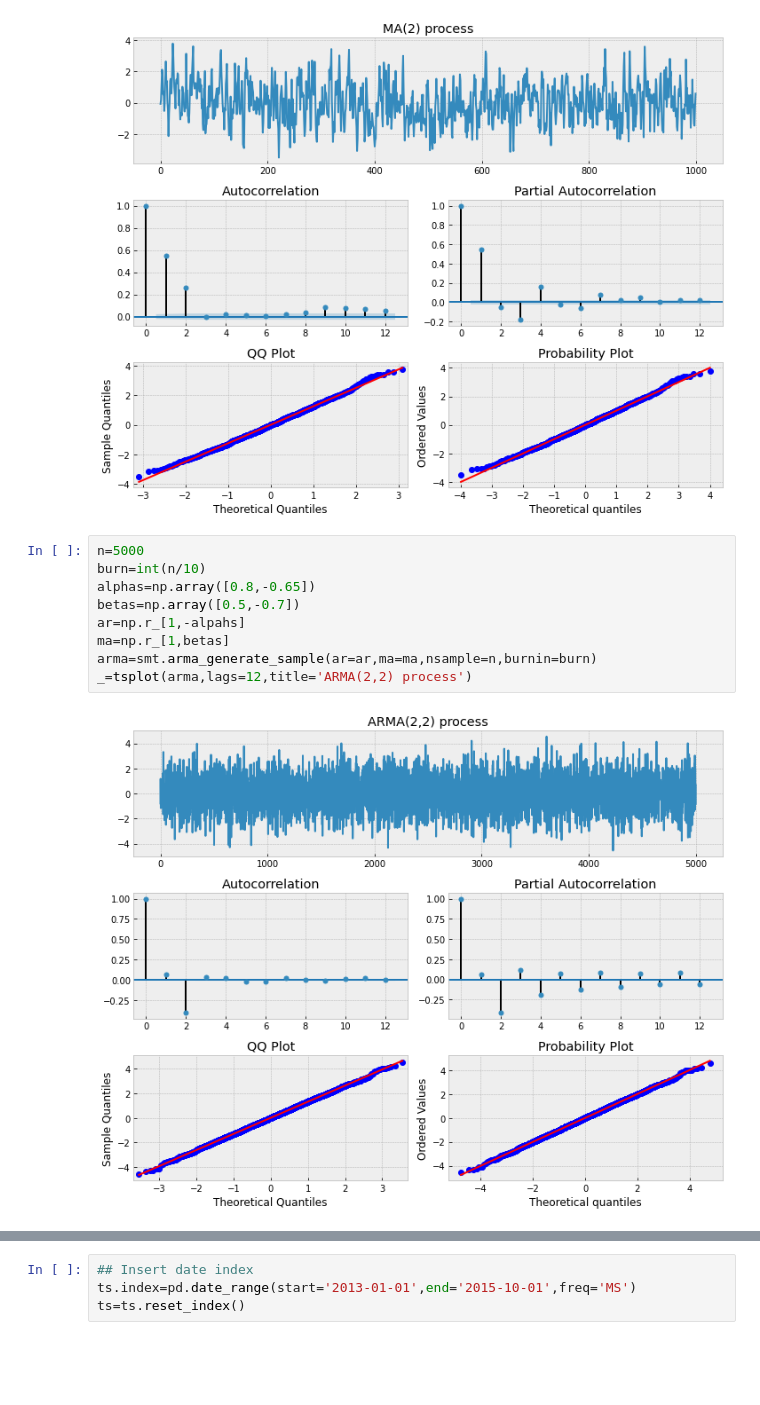
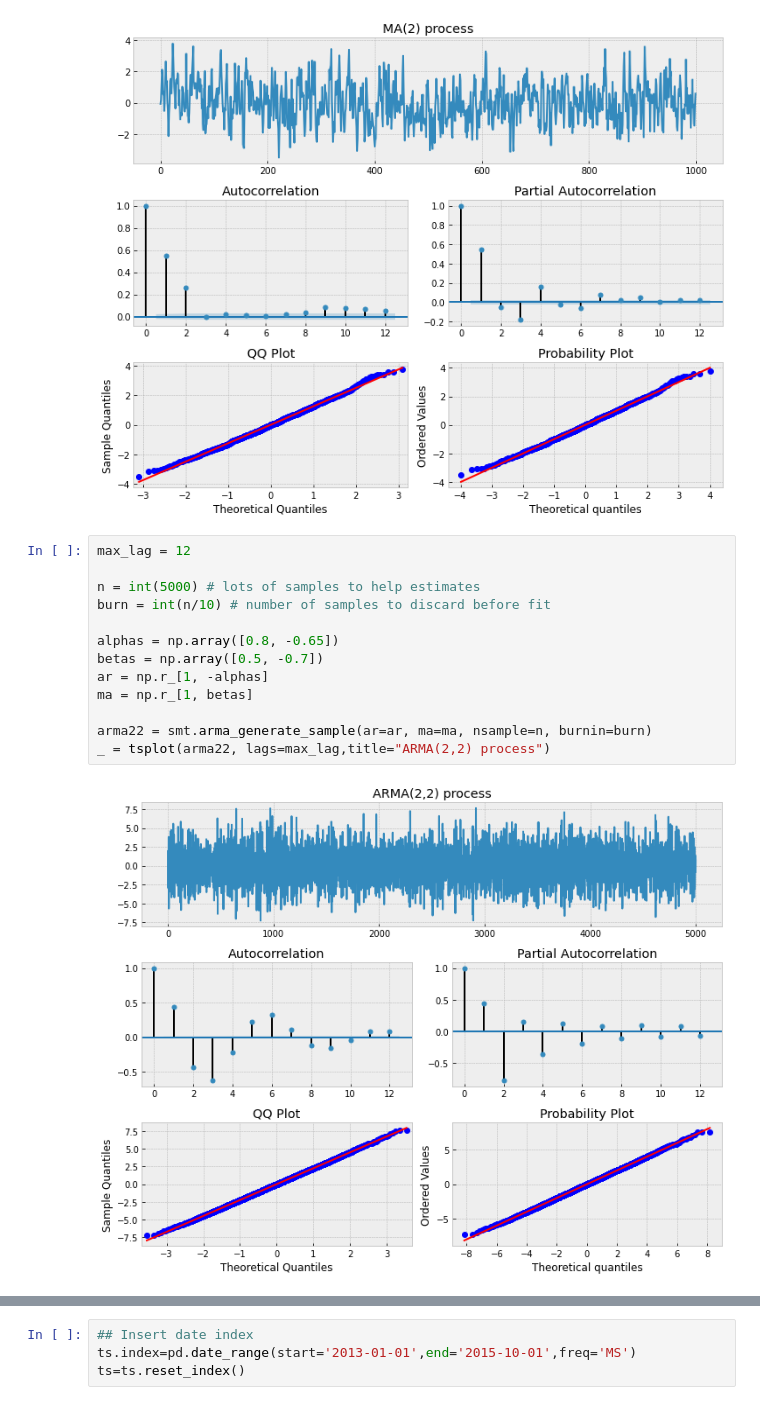
Before and after one commit to Teake1404/Shuqing-Ke-s-Python-Code-Projects, a Jupyter notebook: predict_future_sales.ipynb, the cells around one changed output, grey strips where cells are left out. Drawn from its saved outputs; the diff is of its cells as text; blank space fills up the shorter version.

```diff
--- a/predict_future_sales.ipynb
+++ b/predict_future_sales.ipynb
@@ -177,16 +179,20 @@ _=tsplot(ma2,lags=12,title='MA(2) process')
 # %% [output]
 [figure]
 # %%
-n=5000
-burn=int(n/10)
-alphas=np.array([0.8,-0.65])
-betas=np.array([0.5,-0.7])
-ar=np.r_[1,-alpahs]
-ma=np.r_[1,betas]
-arma=smt.arma_generate_sample(ar=ar,ma=ma,nsample=n,burnin=burn)
-_=tsplot(arma,lags=12,title='ARMA(2,2) process')
+max_lag = 12
+
+n = int(5000) # lots of samples to help estimates
+burn = int(n/10) # number of samples to discard before fit
+
+alphas = np.array([0.8, -0.65])
+betas = np.array([0.5, -0.7])
+ar = np.r_[1, -alphas]
+ma = np.r_[1, betas]
+
+arma22 = smt.arma_generate_sample(ar=ar, ma=ma, nsample=n, burnin=burn)
+_ = tsplot(arma22, lags=max_lag,title="ARMA(2,2) process")
 # %% [output]
-[figure, old version]
+[figure, new version]
 # %%
 ## Best Model: ARMA(1,1)
 best_aic=np.inf
```
Also changed, not shown: parts of 21 cells of this notebook.
